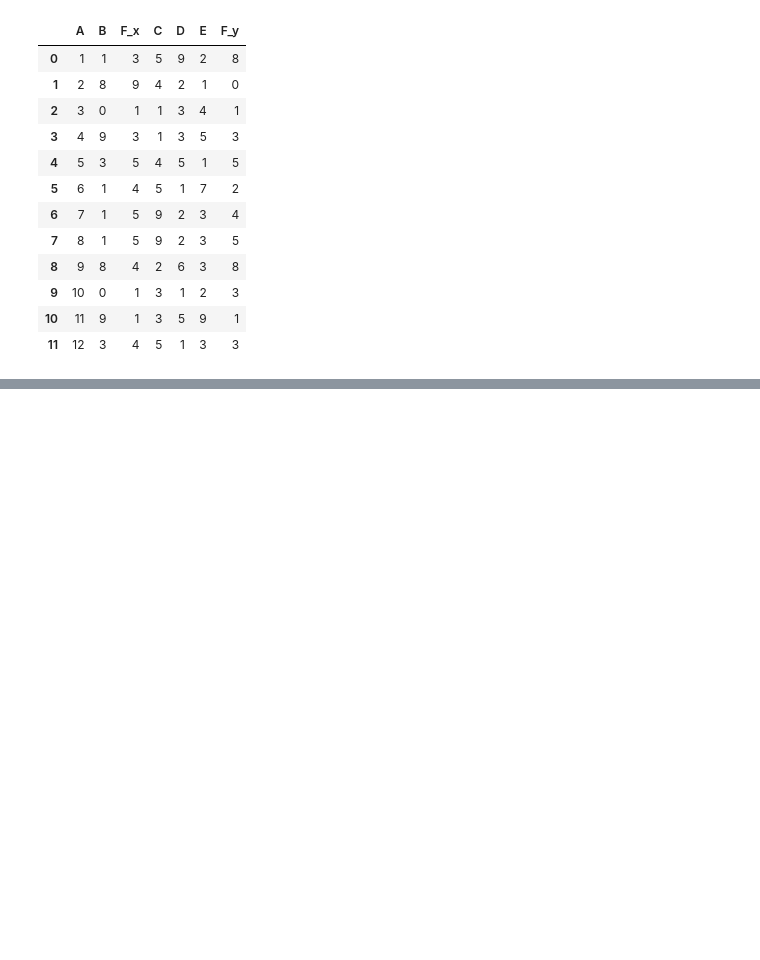
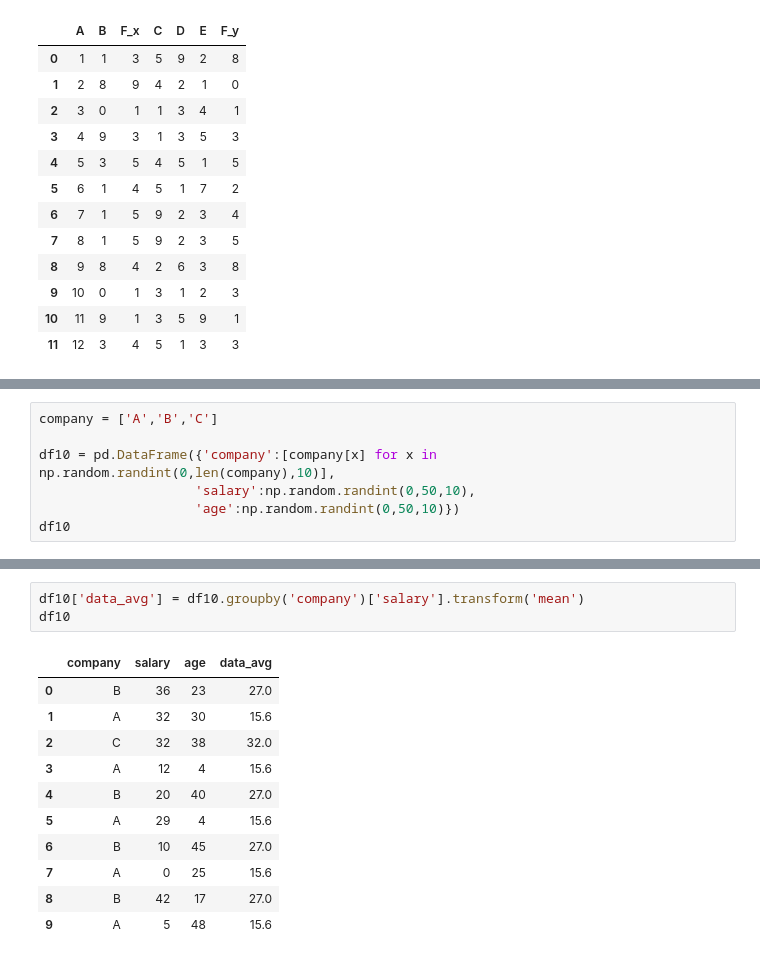
Before and after one commit to sarbbb/ML100Days, a Jupyter notebook: homework/Day13.ipynb, the cells around one changed output, grey strips where cells are left out. Drawn from its saved outputs; the diff is of its cells as text; blank space fills up the shorter version.

```diff
--- a/homework/Day13.ipynb
+++ b/homework/Day13.ipynb
@@ -154,0 +207,7 @@ pd.merge(df7,df8,on='A')
+# %%
+company = ['A','B','C']
+
+df10 = pd.DataFrame({'company':[company[x] for x in np.random.randint(0,len(company),10)],
+                    'salary':np.random.randint(0,50,10),
+                    'age':np.random.randint(0,50,10)})
+df10
@@ -154,0 +245,15 @@ pd.merge(df7,df8,on='A')
+# %%
+df10['data_avg'] = df10.groupby('company')['salary'].transform('mean')
+df10
+# %% [output]
+|  | company | salary | age | data_avg |
+| 0 | B | 36 | 23 | 27.0 |
+| 1 | A | 32 | 30 | 15.6 |
+| 2 | C | 32 | 38 | 32.0 |
+| 3 | A | 12 | 4 | 15.6 |
+| 4 | B | 20 | 40 | 27.0 |
+| 5 | A | 29 | 4 | 15.6 |
+| 6 | B | 10 | 45 | 27.0 |
+| 7 | A | 0 | 25 | 15.6 |
+| 8 | B | 42 | 17 | 27.0 |
+| 9 | A | 5 | 48 | 15.6 |
```
Also changed, not shown: parts of 8 cells of this notebook.
